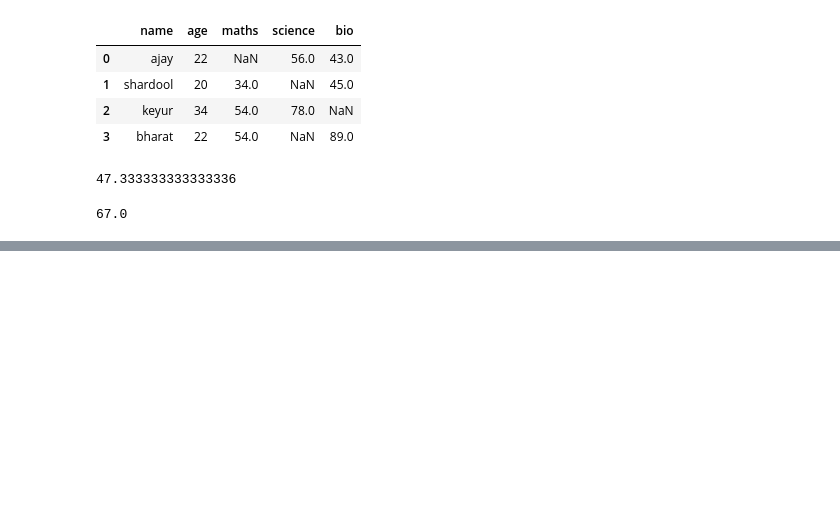
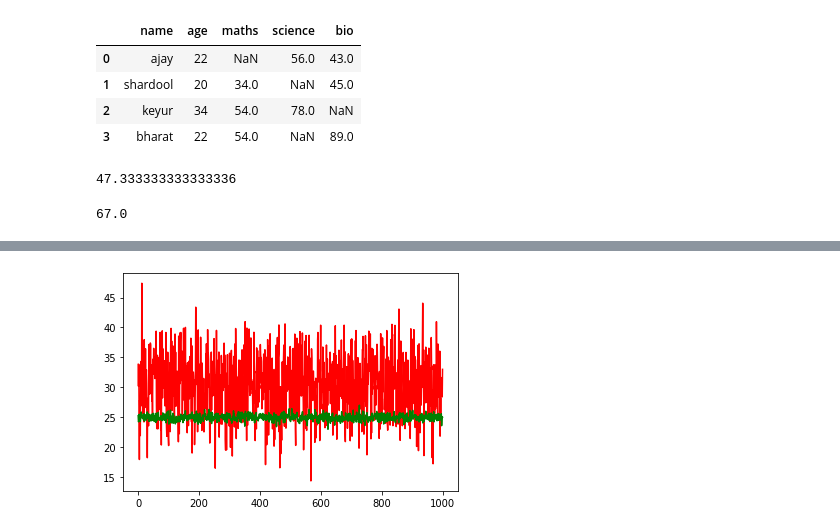
Before and after one commit to ajayyadav1998/python3pm, a Jupyter notebook: Introduction to pandas.ipynb, the cells around one changed output, grey strips where cells are left out. Cells and saved outputs as stored; diff of their text form; code cells hidden in the pictures; blank space fills up the shorter version.

```diff
--- a/Introduction to pandas.ipynb
+++ b/Introduction to pandas.ipynb
@@ -435,0 +603,8 @@ dataframe['science'].mean()
+# %%
+data = {
+    'one':np.random.normal(30.5,5.0,1000),
+    'two':np.random.normal(25,.5,1000)
+}
+# %%
+data = pd.DataFrame(data)
+data
@@ -435,0 +630,5 @@ dataframe['science'].mean()
+# %%
+plt.plot(range(1000),data['one'],'r',data['two'],'g')
+plt.show()
+# %% [output]
+[figure, added]
```
Also changed, not shown: parts of 31 cells of this notebook, 1 other file.
